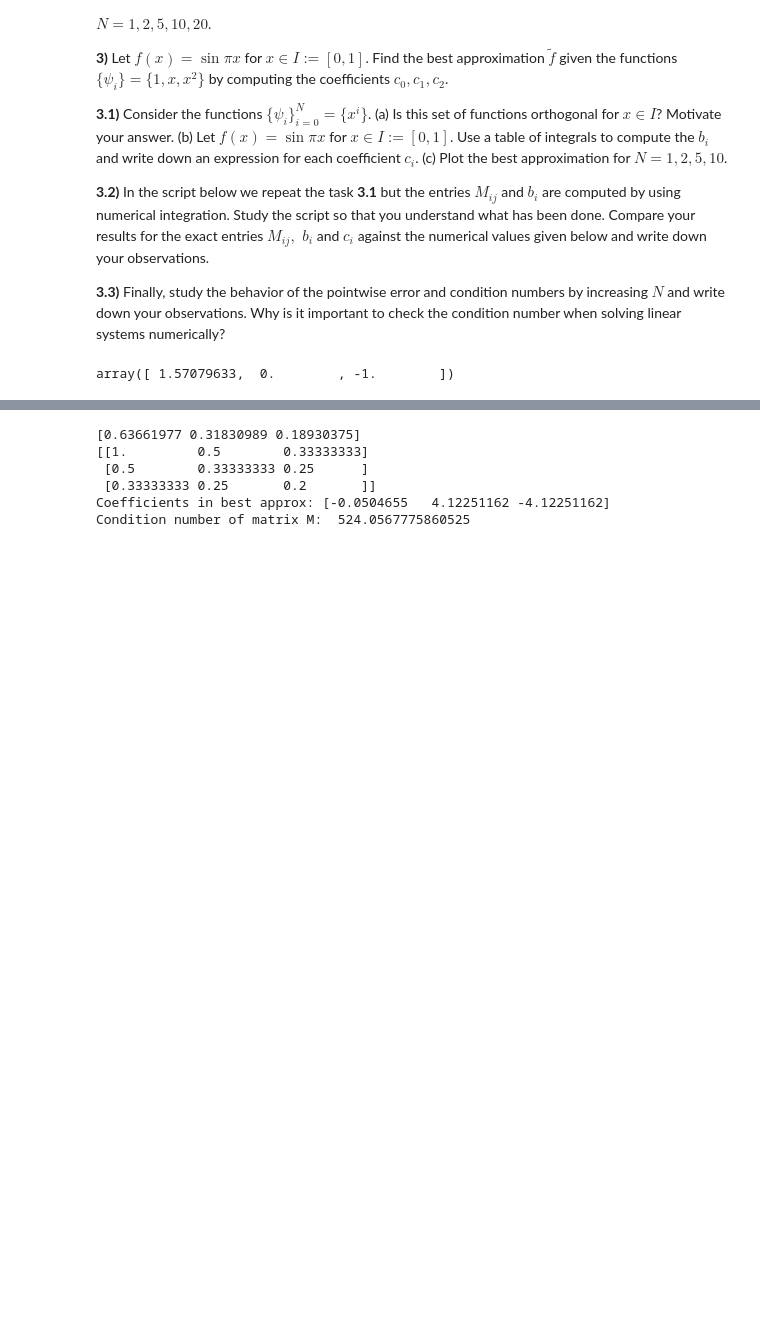
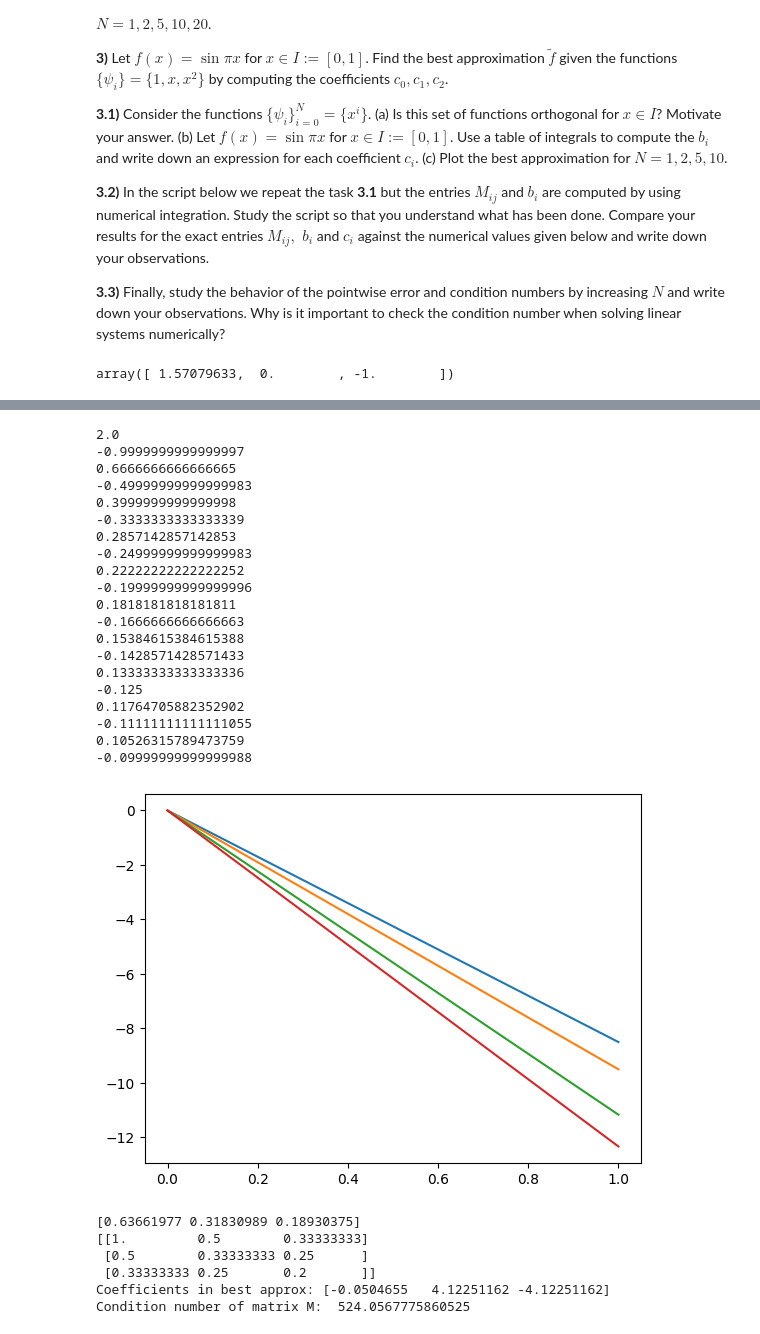
Before and after one commit to kalle6452/PDE, a Jupyter notebook: lab03.ipynb, the cells around one changed output, grey strips where cells are left out. Saved outputs shown, nothing was run; the diff lists cells and outputs as text; code cells hidden in the pictures; blank space fills up the shorter version.

```diff
--- a/lab03.ipynb
+++ b/lab03.ipynb
@@ -449,3 +506,47 @@ array([ 1.57079633e+00,  1.70319464e-17, -1.00000000e+00])
+# %%
+# fel
+from scipy import integrate
+x = np.linspace(0,1)
+lista = [1,2,5,10,20]
+psi_lista = []
+N = 0
+for i in range(20):
+    b = lambda x: x*np.sin((i+1)*x)
+    M = lambda x: (np.sin((i+1)*x))**2
+    b_int = integrate.quad(b, 0, np.pi)
+    M_int = integrate.quad(M, 0, np.pi)
+    c = b_int[0]/M_int[0]
+    print(c)
+    psi_lista.append(c)
+    if i == lista[N]:
+        for j in range(N+1):
+            psi += psi_lista[j]*x
+        plt.plot(x,-psi,label=f'N={i}')
+        N += 1
+    #psi.append(c)
+    #plt.plot(x,psi,label=f'N={i}')
+# %% [output]
+2.0
+-0.9999999999999997
+0.6666666666666665
+-0.49999999999999983
+0.3999999999999998
+-0.3333333333333339
+0.2857142857142853
+-0.24999999999999983
+0.22222222222222252
+-0.19999999999999996
+0.1818181818181811
+-0.1666666666666663
+0.15384615384615388
+-0.1428571428571433
+0.13333333333333336
+-0.125
+0.11764705882352902
+-0.11111111111111055
+0.10526315789473759
+-0.09999999999999988
+[figure, added]
 # %%
 import numpy as np
 import matplotlib.pyplot as plt
```
Also changed, not shown: parts of 7 cells of this notebook.
